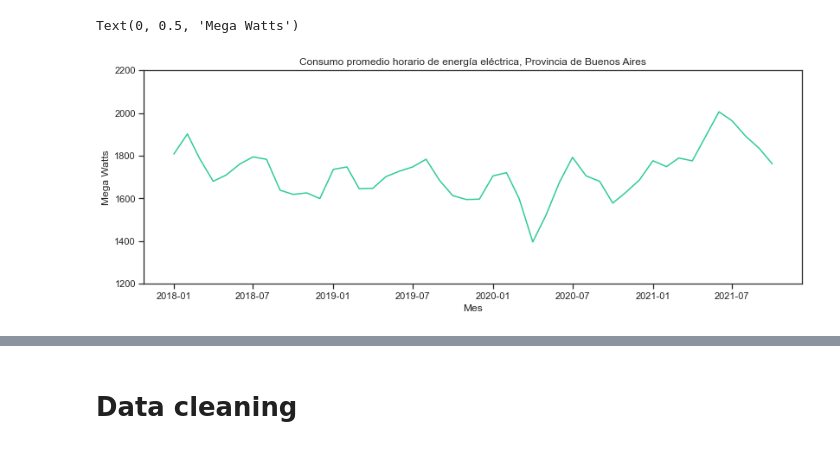
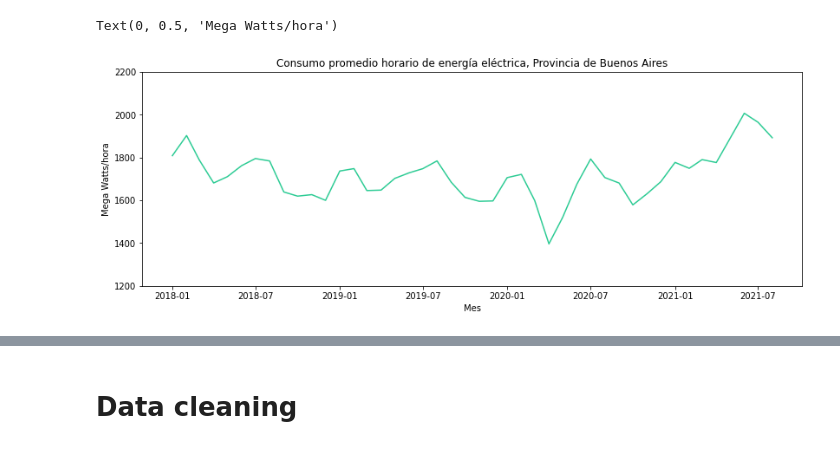
Before and after one commit to IlicicAxel/Energia_Forecast, a Jupyter notebook: Energia_EDA.ipynb, the cells around one changed output, grey strips where cells are left out. Saved outputs shown, nothing was run; the diff lists cells and outputs as text; code cells hidden in the pictures.

```diff
--- a/Energia_EDA.ipynb
+++ b/Energia_EDA.ipynb
@@ -8,15 +11,15 @@ from sklearn.impute import KNNImputer
 # %%
 #import '"Fuente chart.xlsx"
 df = pd.read_excel('Fuente chart.xlsx')
 #Plot Fuente chart series in different plots, y axis starting from 1000
 plt.figure(figsize=(30,10))
 plt.subplot(2,2,1)
-sns.lineplot(x='Fecha', y='Energia BSAS', data=df,  color='#2ecc95')
+sns.lineplot(x='Fecha', y='Energia PBA', data=df,  color='#2ecc95')
 #Change y axis starting from 1000
 plt.ylim(1200,2200)
 plt.title('Consumo promedio horario de energía eléctrica, Provincia de Buenos Aires')
 plt.xlabel('Mes')
-plt.ylabel('Mega Watts')
+plt.ylabel('Mega Watts/hora')
 # %% [output]
-Text(0, 0.5, 'Mega Watts')
+Text(0, 0.5, 'Mega Watts/hora')
-[figure, old version]
+[figure, new version]
```
Also changed, not shown: parts of 38 cells of this notebook, 14 other files.
